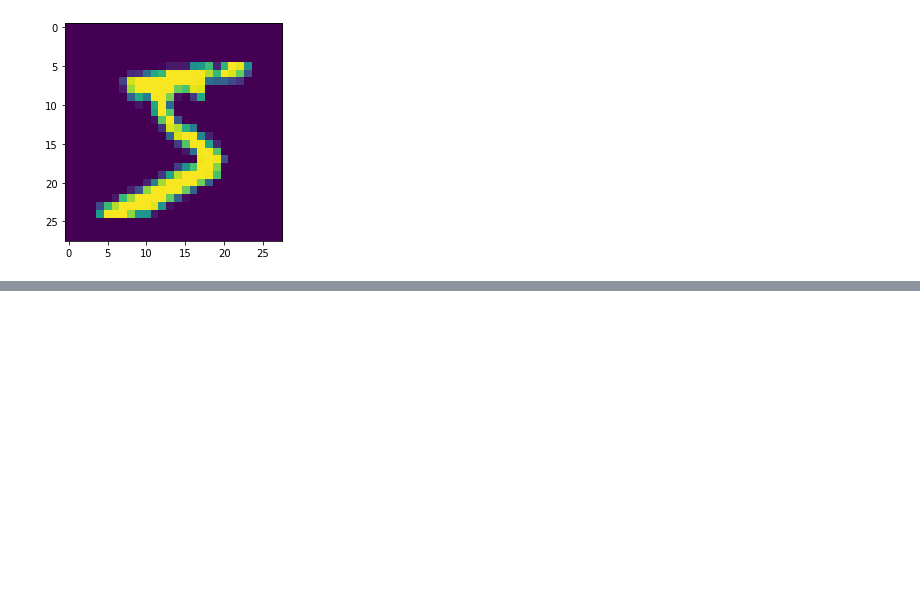
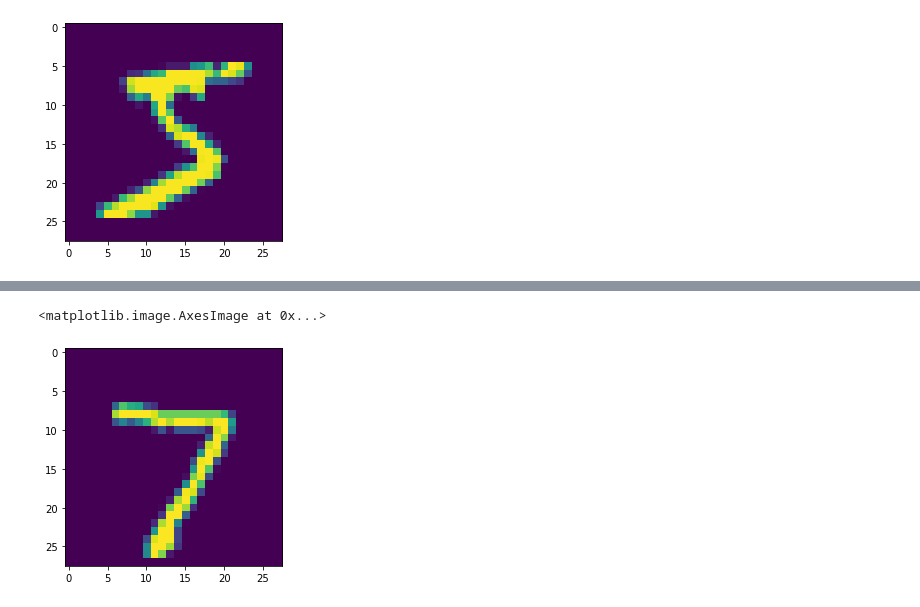
Before and after one commit to jvishnuvardhan/Stackoverflow_Questions, a Jupyter notebook: Mnist_prediction.ipynb, the cells around one changed output, grey strips where cells are left out. Drawn from its saved outputs; the diff is of its cells as text; code cells hidden in the pictures; blank space fills up the shorter version.

```diff
--- a/Mnist_prediction.ipynb
+++ b/Mnist_prediction.ipynb
@@ -139,0 +151,6 @@ print(X_train[0])
+# %%
+filess =tf.squeeze(file)
+plt.imshow(filess)
+# %% [output]
+<matplotlib.image.AxesImage at 0x...>
+[figure, added]
```
Also changed, not shown: parts of 6 cells of this notebook.
